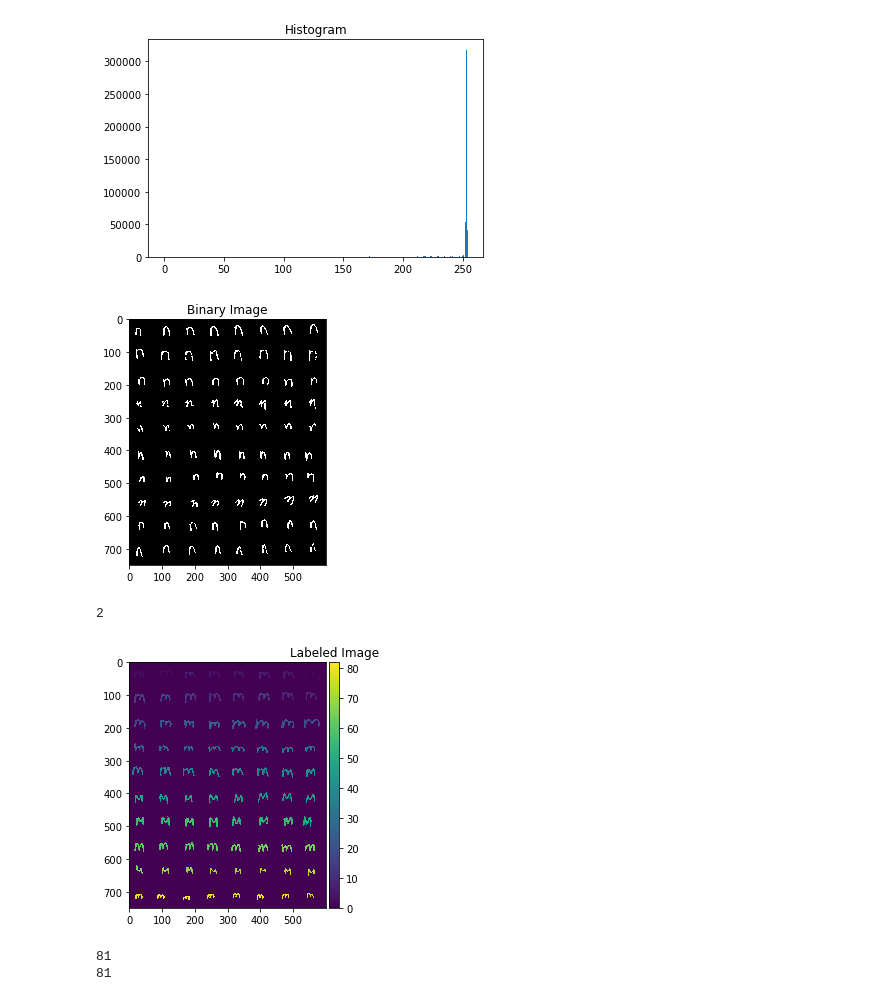
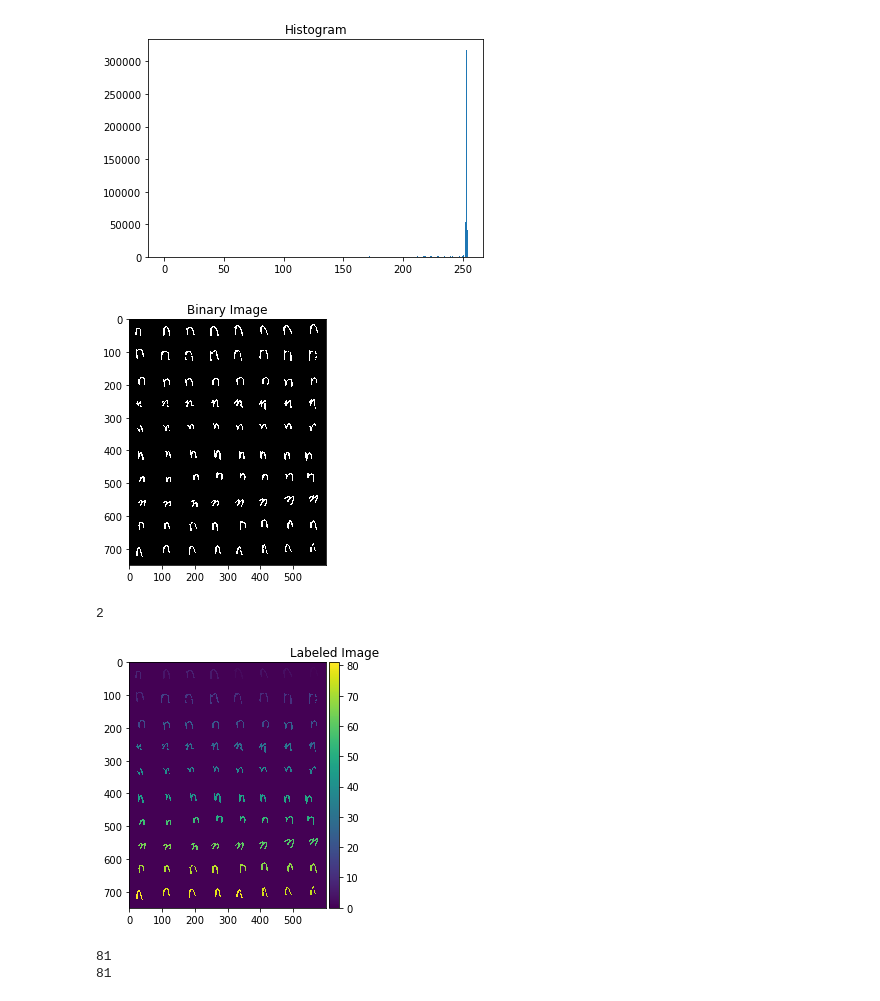
Before and after one commit to scarletknight11/CS334, a Jupyter notebook: demo_recitation9_2021.ipynb, the cells around one changed output. Drawn from its saved outputs; the diff is of its cells as text; code cells hidden in the pictures.

```diff
--- a/demo_recitation9_2021.ipynb
+++ b/demo_recitation9_2021.ipynb
@@ -275,20 +275,20 @@ plt.show()
 # %%
 th = 200
 img_binary4 = (img4 < th).astype(np.double)
 io.imshow(img_binary4)
 plt.title('Binary Image')
 io.show()
 
 print(img_binary4.ndim)
 # img_label = label(img_binary, background=0)
 img_label4, num4 = label(img_binary4, background=0, return_num=True)
-io.imshow(img_label3)
+io.imshow(img_label4)
 plt.title('Labeled Image')
 io.show()
 # %% [output]
 [figure]
 2
-[figure, old version]
+[figure, new version]
 # %%
 print(np.amax(img_label4))
 print(num4)
```
Also changed, not shown: parts of 30 cells of this notebook.
